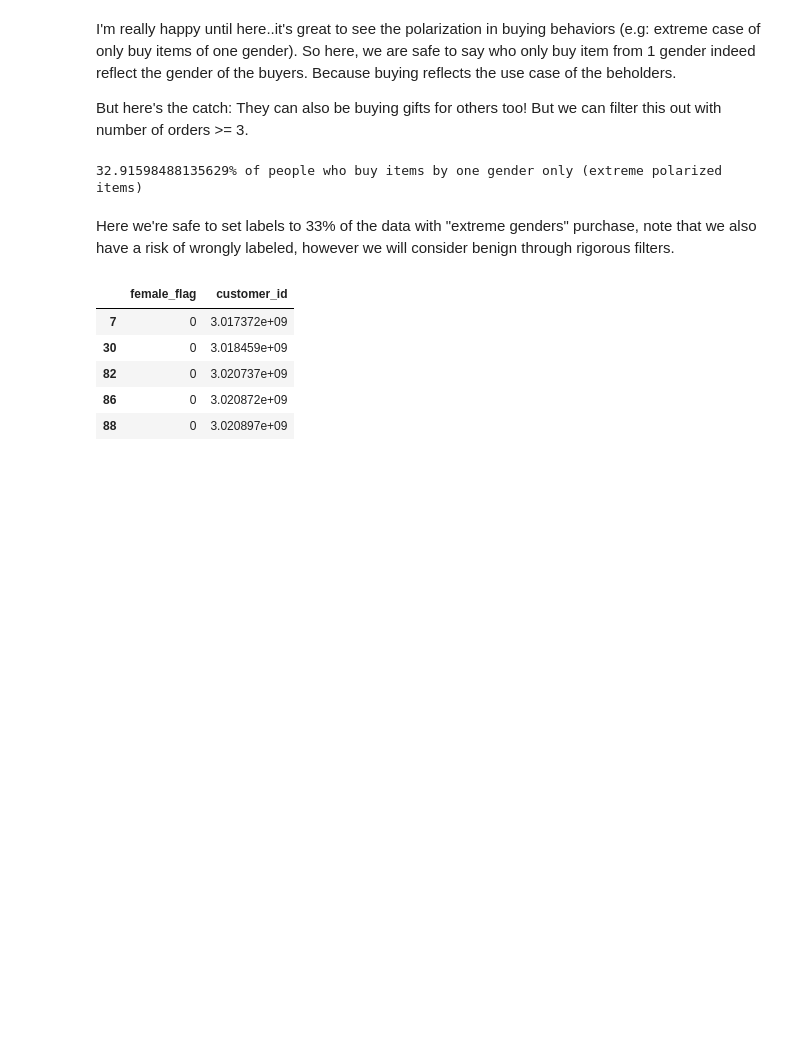
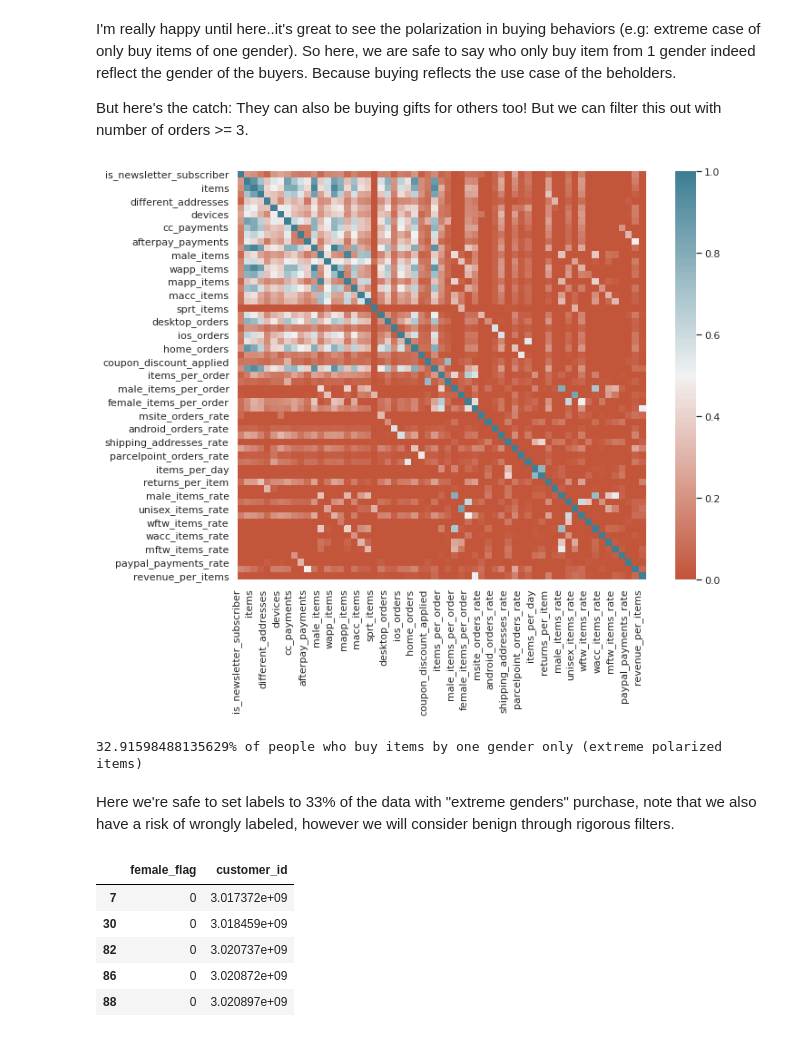
Before and after one commit to patrickphat/gfg_challenge, a Jupyter notebook: Search for genders - Part 1 - EDA and partial labeling.ipynb, the cells around one changed output. Cells and saved outputs as stored; diff of their text form; code cells hidden in the pictures; blank space fills up the shorter version.

```diff
--- a/Search for genders - Part 1 - EDA and partial labeling.ipynb
+++ b/Search for genders - Part 1 - EDA and partial labeling.ipynb
@@ -265,6 +379,31 @@ print(f"{num_buy_one_gender/num_data_orig*100}% of people who buy items by one g
 I'm really happy until here..it's great to see the polarization in buying behaviors (e.g: extreme case of only buy items of one gender). So here, we are safe to say who only buy item from 1 gender indeed reflect the gender of the buyers. Because buying reflects the use case of the beholders.
 
 But here's the catch: They can also be buying gifts for others too! But we can filter this out with number of orders >= 3.
+# %%
+df_ = df.copy()
+df_ = df_.drop(["days_since_first_order","customer_id","days_since_last_order"], axis=1)
+sns.set(rc={'figure.figsize':(11.7,8.27)})
+
+corr = df_.corr()
+ax = sns.heatmap(
+    corr,
+    vmin=0, vmax=1, center=0.5,
+    cmap=sns.diverging_palette(20, 220, n=200),
+    square=True
+)
+ax.set_xticklabels(
+    ax.get_xticklabels(),
+    rotation=90,
+    horizontalalignment='right'
+);
+# plt.matshow(df.corr(), fignum=f.number)
+# plt.xticks(range(df.select_dtypes(['number']).shape[1]), df.select_dtypes(['number']).columns, fontsize=14, rotation=90)
+# plt.yticks(range(df.select_dtypes(['number']).shape[1]), df.select_dtypes(['number']).columns, fontsize=14)
+# cb = plt.colorbar()
+# cb.ax.tick_params(labelsize=14)
+# plt.title('Correlation Matrix', fontsize=16);
+# %% [output]
+[figure, added]
 # %%
 male_not_buy_female_df = df[df.male_items != 0][df.female_items == 0][df.orders >=3]
 female_not_buy_male_df = df[df.male_items == 0][df.female_items != 0][df.orders >=3]
```
Also changed, not shown: parts of 11 cells of this notebook, 17 other files.
